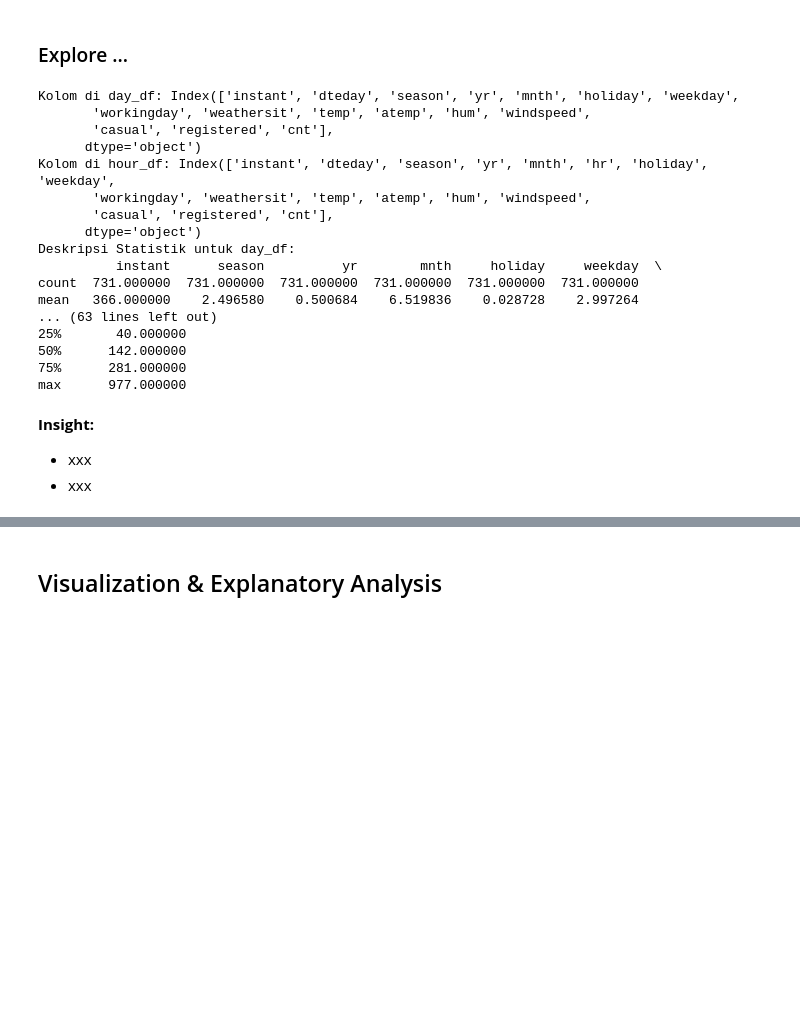
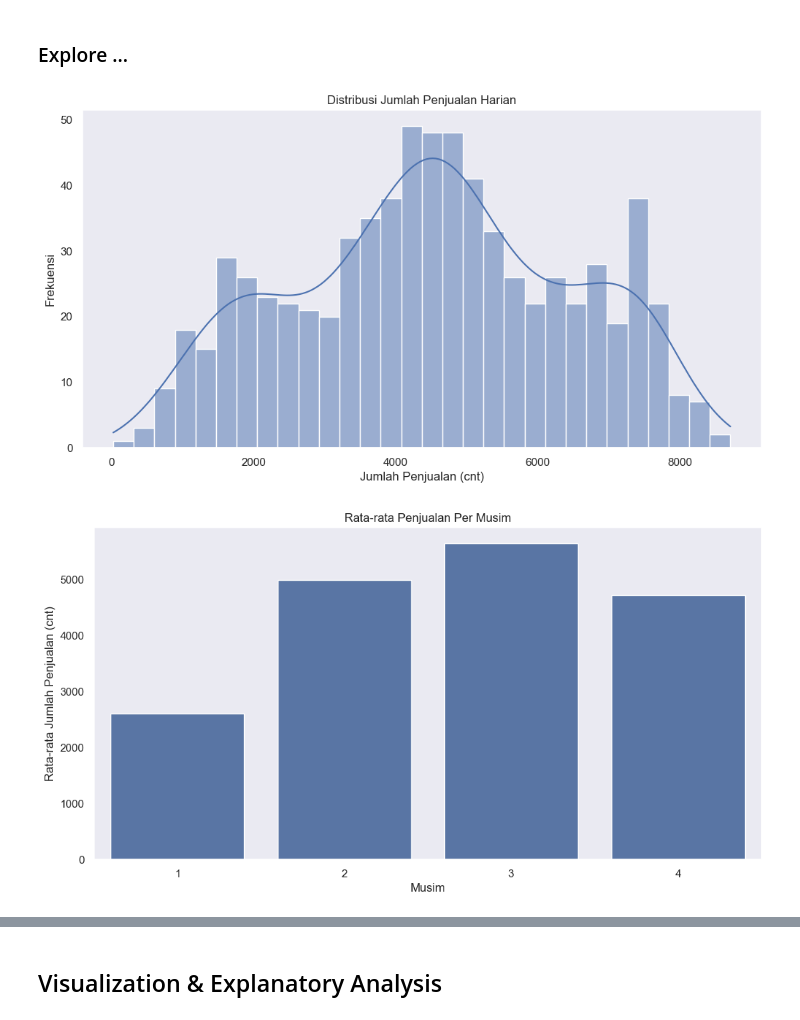
Before and after one commit to ZidanAlfarizaPutraPratama/submission, a Jupyter notebook: notebook.ipynb, the cells around one changed output, grey strips where cells are left out. Saved outputs shown, nothing was run; the diff lists cells and outputs as text; code cells hidden in the pictures; blank space fills up the shorter version.

```diff
--- a/notebook.ipynb
+++ b/notebook.ipynb
@@ -135,37 +184,39 @@ Data yang telah dibersihkan disimpan sebagai cleaned_day.csv dan cleaned_hour.cs
 ## Exploratory Data Analysis (EDA)
 # %% [markdown]
 ### Explore ...
-# %%
-# Menampilkan kolom yang ada untuk memeriksa nama kolom
-print("Kolom di day_df:", day_df.columns)
-print("Kolom di hour_df:", hour_df.columns)
-
-# Deskripsi statistik untuk day_df
-print("Deskripsi Statistik untuk day_df:")
-print(day_df.describe())
-
-# Deskripsi statistik untuk hour_df
-print("\nDeskripsi Statistik untuk hour_df:")
-print(hour_df.describe())
-# %% [output]
-Kolom di day_df: Index(['instant', 'dteday', 'season', 'yr', 'mnth', 'holiday', 'weekday',
-       'workingday', 'weathersit', 'temp', 'atemp', 'hum', 'windspeed',
-       'casual', 'registered', 'cnt'],
-      dtype='object')
-Kolom di hour_df: Index(['instant', 'dteday', 'season', 'yr', 'mnth', 'hr', 'holiday', 'weekday',
-       'workingday', 'weathersit', 'temp', 'atemp', 'hum', 'windspeed',
-       'casual', 'registered', 'cnt'],
-      dtype='object')
-Deskripsi Statistik untuk day_df:
-          instant      season          yr        mnth     holiday     weekday  \
-count  731.000000  731.000000  731.000000  731.000000  731.000000  731.000000
-mean   366.000000    2.496580    0.500684    6.519836    0.028728    2.997264
-... (63 lines left out)
-25%       40.000000
-50%      142.000000
-75%      281.000000
-max      977.000000
-# %% [markdown]
-**Insight:**
-- xxx
-- xxx
+# %%
+# EDA Univariate: Distribusi penjualan harian
+plt.figure(figsize=(12, 6))
+sns.histplot(day_df['cnt'], bins=30, kde=True)
+plt.title('Distribusi Jumlah Penjualan Harian')
+plt.xlabel('Jumlah Penjualan (cnt)')
+plt.ylabel('Frekuensi')
+plt.show()
+
+# EDA Kategorikal: Rata-rata Penjualan per Musim
+plt.figure(figsize=(12, 6))
+# Menggunakan errorbar=None untuk menghindari peringatan
+sns.barplot(x='season', y='cnt', data=day_df, errorbar=None)
+plt.title('Rata-rata Penjualan Per Musim')
+plt.xlabel('Musim')
+plt.ylabel('Rata-rata Jumlah Penjualan (cnt)')
+plt.show()
+
+# EDA Multivariate: Heatmap Korelasi
+plt.figure(figsize=(10, 8))
+numerical_cols = day_df.select_dtypes(include=['number']).columns
+corr = day_df[numerical_cols].corr()
+sns.heatmap(corr, annot=True, fmt=".2f", cmap='coolwarm')
+plt.title('Korelasi antara Fitur')
+plt.show()
+
+# EDA Numerikal: Scatter Plot
+plt.figure(figsize=(12, 6))
+sns.scatterplot(x='temp', y='cnt', data=day_df)
+plt.title('Scatter Plot Temperatur vs Jumlah Penjualan')
+plt.xlabel('Temperatur')
+plt.ylabel('Jumlah Penjualan (cnt)')
+plt.show()
+# %% [output]
+[figure, added]
+[figure, added]
```
Also changed, not shown: parts of 24 cells of this notebook, 2 other files.
